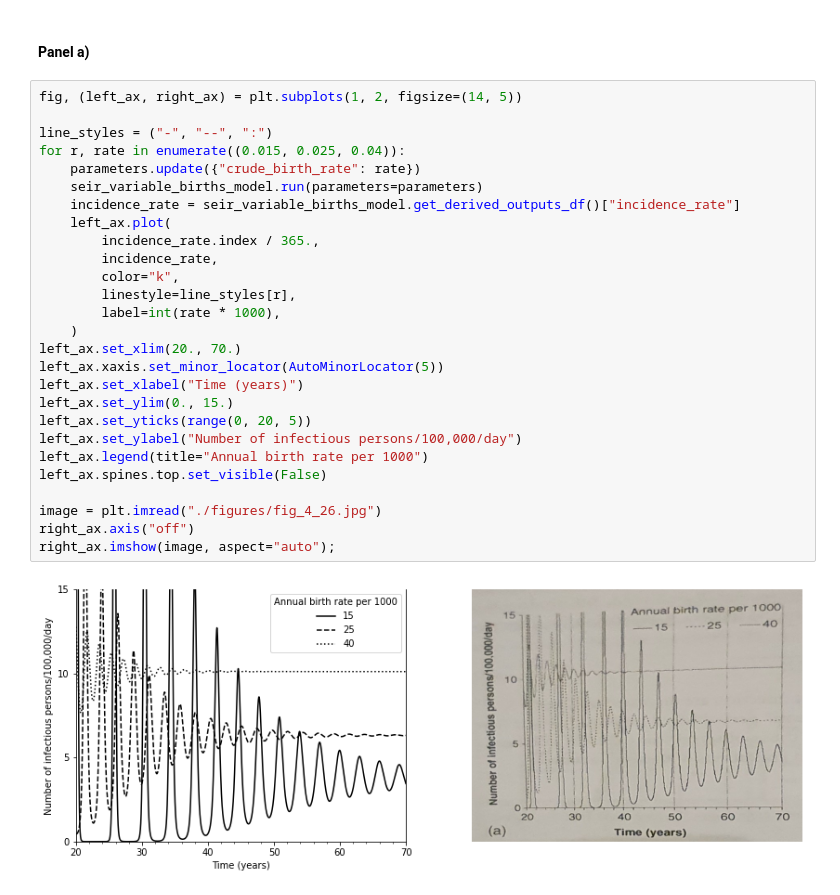
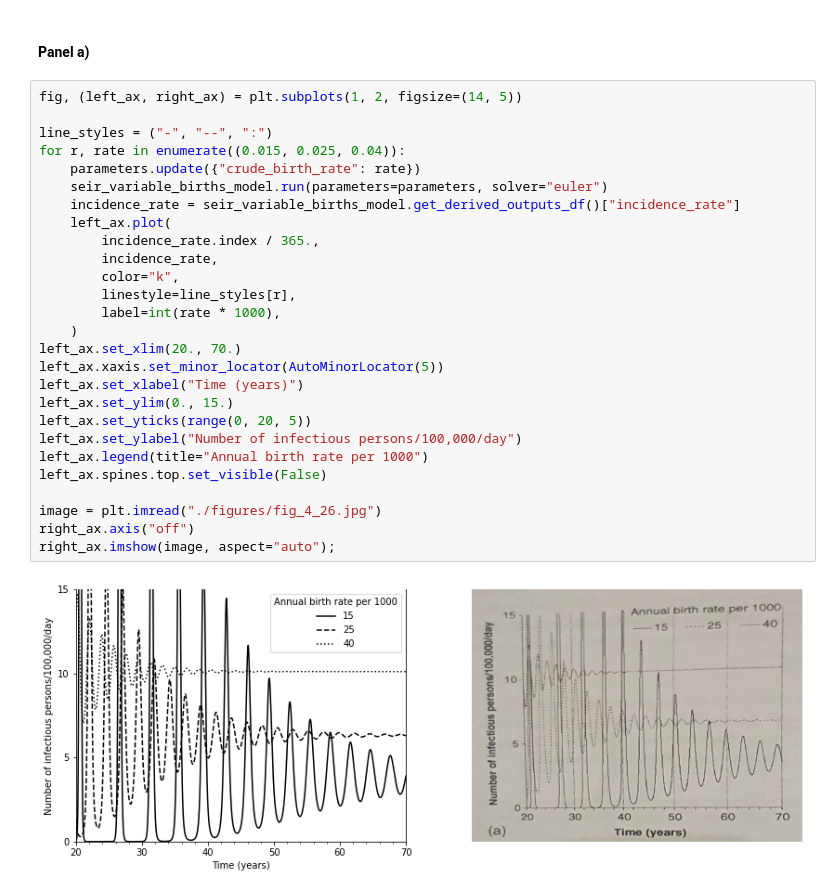
Before and after one commit to monash-emu/summer-vynnycky-white-validation, a Jupyter notebook: text_figures/4_26.ipynb, the cells around one changed output. Cells and saved outputs as stored; diff of their text form.

Commit message:
Change most solvers to Euler - need to check

```diff
--- a/text_figures/4_26.ipynb
+++ b/text_figures/4_26.ipynb
@@ -100,29 +100,29 @@ seir_variable_births_model = build_demog_model(model_config)
 # %%
 fig, (left_ax, right_ax) = plt.subplots(1, 2, figsize=(14, 5))
 
 line_styles = ("-", "--", ":")
 for r, rate in enumerate((0.015, 0.025, 0.04)):
     parameters.update({"crude_birth_rate": rate})
-    seir_variable_births_model.run(parameters=parameters)
+    seir_variable_births_model.run(parameters=parameters, solver="euler")
     incidence_rate = seir_variable_births_model.get_derived_outputs_df()["incidence_rate"]
     left_ax.plot(
         incidence_rate.index / 365.,
         incidence_rate,
         color="k",
         linestyle=line_styles[r],
         label=int(rate * 1000),
     )
 left_ax.set_xlim(20., 70.)
 left_ax.xaxis.set_minor_locator(AutoMinorLocator(5))
 left_ax.set_xlabel("Time (years)")
 left_ax.set_ylim(0., 15.)
 left_ax.set_yticks(range(0, 20, 5))
 left_ax.set_ylabel("Number of infectious persons/100,000/day")
 left_ax.legend(title="Annual birth rate per 1000")
 left_ax.spines.top.set_visible(False)
 
 image = plt.imread("./figures/fig_4_26.jpg")
 right_ax.axis("off")
 right_ax.imshow(image, aspect="auto");
 # %% [output]
-[figure, old version]
+[figure, new version]
```
Also changed, not shown: 15 other files.
